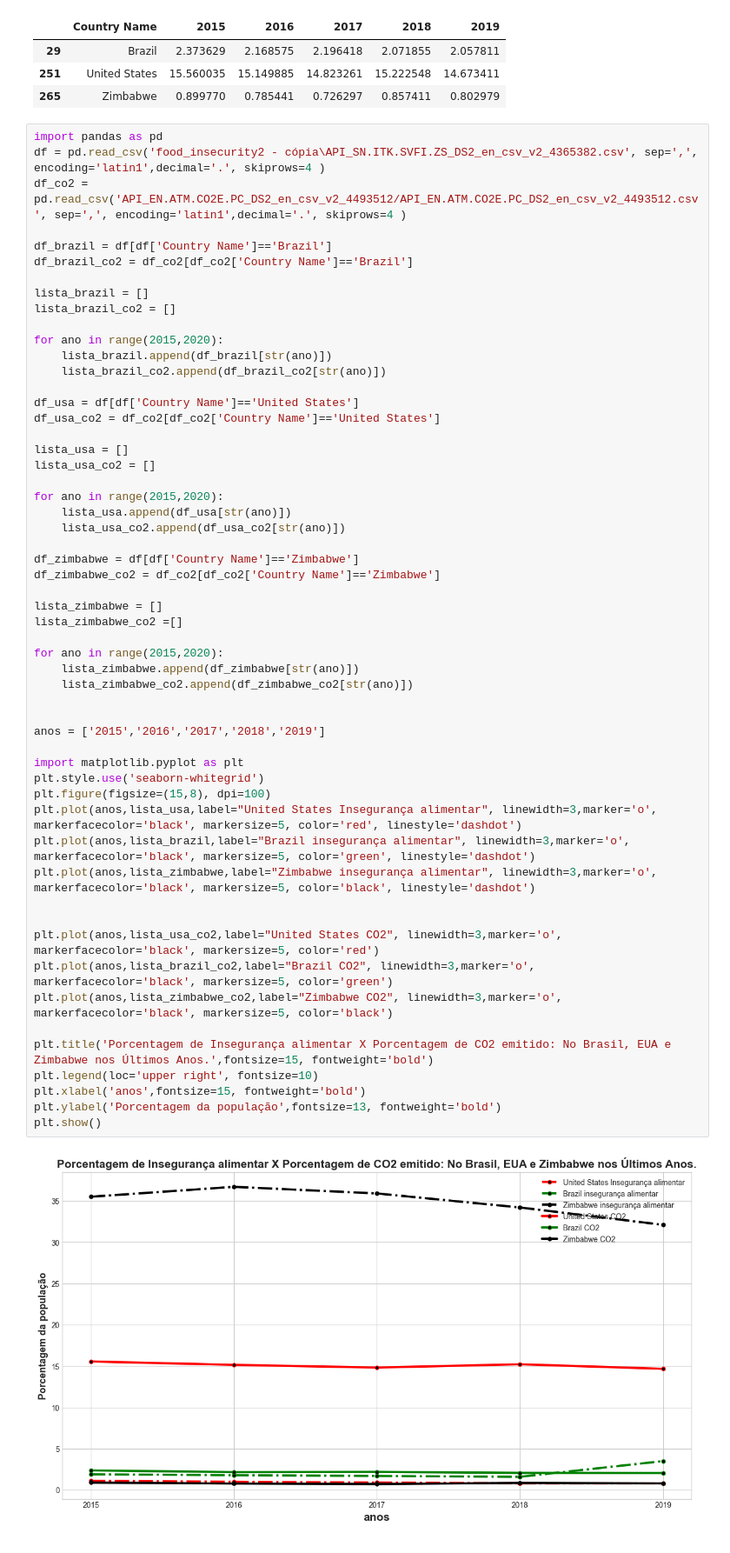
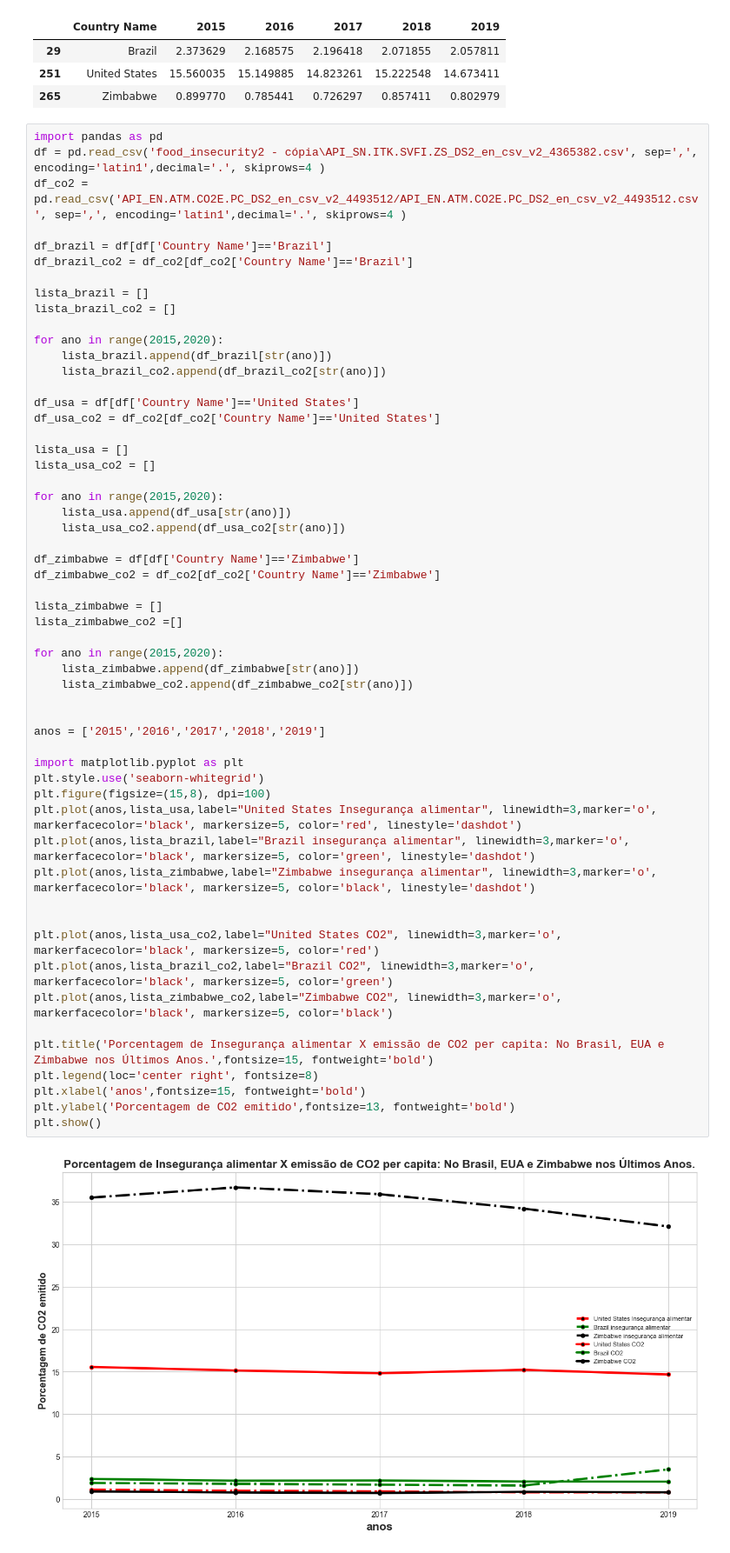
Before and after one commit to st4pzz/APS-CIENCIA-DOS-DADOS, a Jupyter notebook: resolucao.ipynb, the cells around one changed output. Shown: that part at 87% size. Drawn from its saved outputs; the diff is of its cells as text.

```diff
--- a/resolucao.ipynb
+++ b/resolucao.ipynb
@@ -73,37 +73,37 @@ for ano in range(2015,2020):
     lista_usa_co2.append(df_usa_co2[str(ano)])
 
 df_zimbabwe = df[df['Country Name']=='Zimbabwe']
 df_zimbabwe_co2 = df_co2[df_co2['Country Name']=='Zimbabwe']
 
 lista_zimbabwe = []
 lista_zimbabwe_co2 =[]
 
 for ano in range(2015,2020):
     lista_zimbabwe.append(df_zimbabwe[str(ano)])
     lista_zimbabwe_co2.append(df_zimbabwe_co2[str(ano)])
 
 
 anos = ['2015','2016','2017','2018','2019']
 
 import matplotlib.pyplot as plt
 plt.style.use('seaborn-whitegrid')
 plt.figure(figsize=(15,8), dpi=100)
 plt.plot(anos,lista_usa,label="United States Insegurança alimentar", linewidth=3,marker='o', markerfacecolor='black', markersize=5, color='red', linestyle='dashdot')
 plt.plot(anos,lista_brazil,label="Brazil insegurança alimentar", linewidth=3,marker='o', markerfacecolor='black', markersize=5, color='green', linestyle='dashdot')
 plt.plot(anos,lista_zimbabwe,label="Zimbabwe insegurança alimentar", linewidth=3,marker='o', markerfacecolor='black', markersize=5, color='black', linestyle='dashdot')
 
 
 plt.plot(anos,lista_usa_co2,label="United States CO2", linewidth=3,marker='o', markerfacecolor='black', markersize=5, color='red')
 plt.plot(anos,lista_brazil_co2,label="Brazil CO2", linewidth=3,marker='o', markerfacecolor='black', markersize=5, color='green')
 plt.plot(anos,lista_zimbabwe_co2,label="Zimbabwe CO2", linewidth=3,marker='o', markerfacecolor='black', markersize=5, color='black')
 
-plt.title('Porcentagem de Insegurança alimentar X Porcentagem de CO2 emitido: No Brasil, EUA e Zimbabwe nos Últimos Anos.',fontsize=15, fontweight='bold')
-plt.legend(loc='upper right', fontsize=10)
+plt.title('Porcentagem de Insegurança alimentar X emissão de CO2 per capita: No Brasil, EUA e Zimbabwe nos Últimos Anos.',fontsize=15, fontweight='bold')
+plt.legend(loc='center right', fontsize=8)
 plt.xlabel('anos',fontsize=15, fontweight='bold')
-plt.ylabel('Porcentagem da população',fontsize=13, fontweight='bold')
+plt.ylabel('Porcentagem de CO2 emitido',fontsize=13, fontweight='bold')
 plt.show()
 # %% [output]
-[figure, old version]
+[figure, new version]
 # %%
 df_brazil.drop(['Country Code', 'Indicator Name','Indicator Code', 'Unnamed: 66'], axis=1, inplace = True)
 df_brazil.set_index('Country Name',inplace=True)
```
Also changed, not shown: parts of 1 cell of this notebook, 1 other file.
